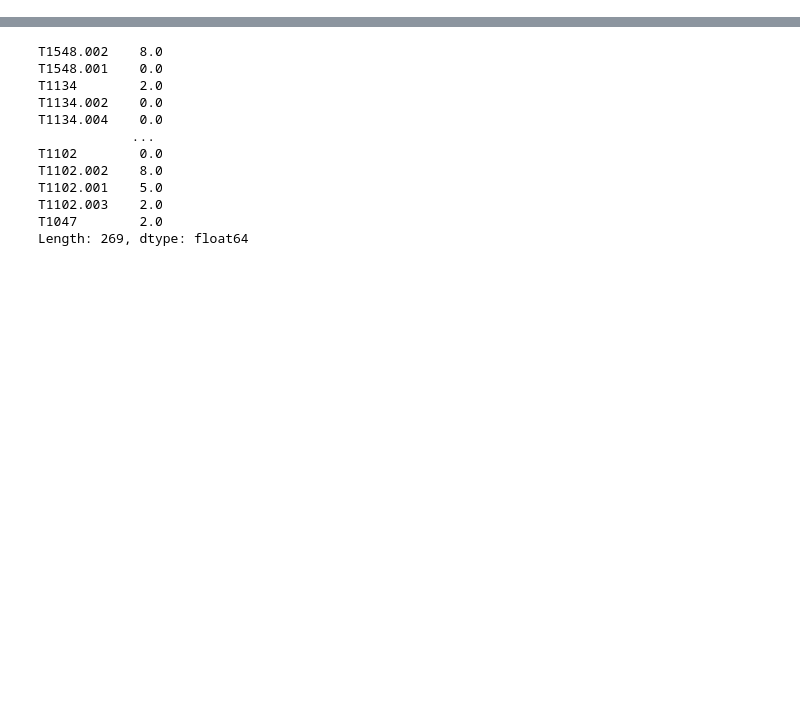
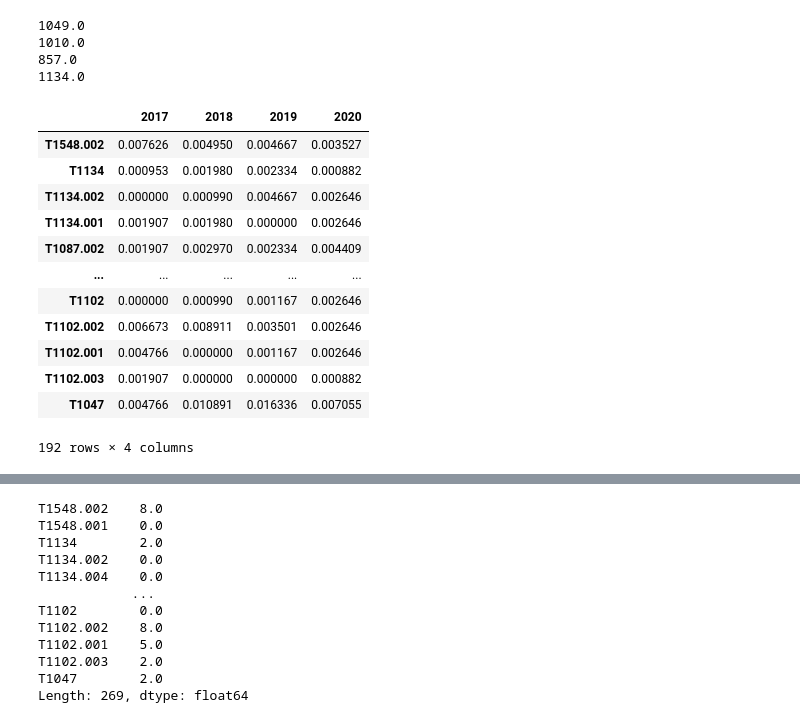
Before and after one commit to tobiasbudig/attack-hypotheses-generation, a Jupyter notebook: regression/time series regression .ipynb, the cells around one changed output, grey strips where cells are left out. Saved outputs shown, nothing was run; the diff lists cells and outputs as text; code cells hidden in the pictures; blank space fills up the shorter version.

```diff
--- a/regression/time series regression .ipynb
+++ b/regression/time series regression .ipynb
@@ -28,0 +44,29 @@ Name: created, Length: 63, dtype: int64
+# %%
+years = [2017, 2018, 2019, 2020]
+yearDF = pd.DataFrame([])
+
+for year in years:
+
+    yearDF[f"{year}"] = X.T[created.dt.year == year].sum()
+    total = yearDF[f"{year}"].sum()
+    print(total)
+    yearDF[f"{year}"] = yearDF[f"{year}"] / total
+yearDF
+# %% [output]
+1049.0
+1010.0
+857.0
+1134.0
+|  | 2017 | 2018 | 2019 | 2020 |
+| T1548.002 | 0.007626 | 0.004950 | 0.004667 | 0.003527 |
+| T1134 | 0.000953 | 0.001980 | 0.002334 | 0.000882 |
+| T1134.002 | 0.000000 | 0.000990 | 0.004667 | 0.002646 |
+| T1134.001 | 0.001907 | 0.001980 | 0.000000 | 0.002646 |
+| T1087.002 | 0.001907 | 0.002970 | 0.002334 | 0.004409 |
+| ... | ... | ... | ... | ... |
+| T1102 | 0.000000 | 0.000990 | 0.001167 | 0.002646 |
+| T1102.002 | 0.006673 | 0.008911 | 0.003501 | 0.002646 |
+| T1102.001 | 0.004766 | 0.000000 | 0.001167 | 0.002646 |
+| T1102.003 | 0.001907 | 0.000000 | 0.000000 | 0.000882 |
+| T1047 | 0.004766 | 0.010891 | 0.016336 | 0.007055 |
+192 rows × 4 columns
```
Also changed, not shown: parts of 19 cells of this notebook, 1 other file.
